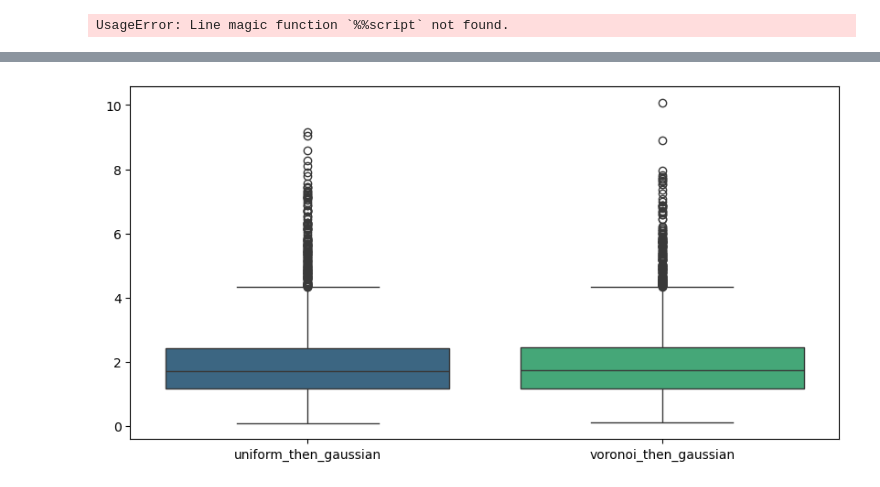
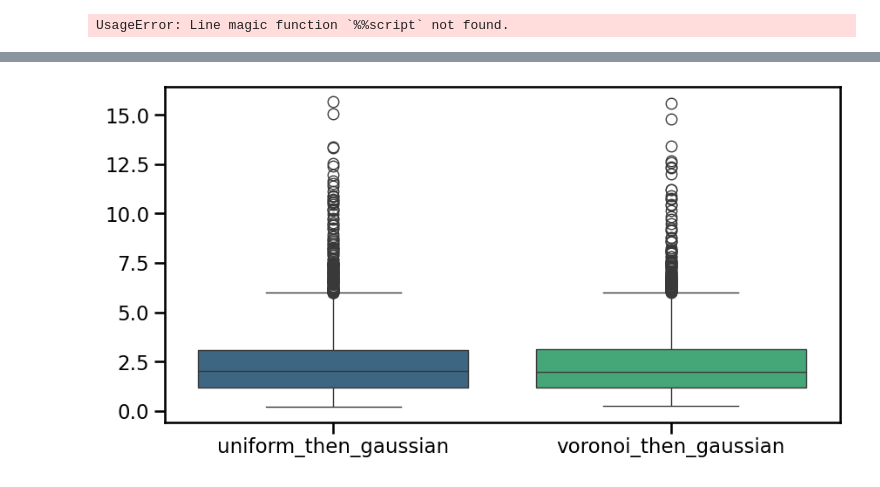
Before and after one commit to maltefranke/flowmm, a Jupyter notebook: notebooks/data_analysis.ipynb, the cells around one changed output, grey strips where cells are left out. Cells and saved outputs as stored; diff of their text form; code cells hidden in the pictures.

Commit message:
add data analysis and update eval_metrics

```diff
--- a/notebooks/data_analysis.ipynb
+++ b/notebooks/data_analysis.ipynb
@@ -341,10 +341,10 @@ def make_boxplot(df_stat_list, samplings, df_key):
 ## We use D=docking, DD=dual_docking, UG=uniform_then_gaussian, UC=uniform_then_conformer, VG, VC
 # %%
 # do not run cell anymore
-## %%script false --no-raise-error
+%%script false --no-raise-error
 
-test_sets = ["test_2", "test_3"] #"test_1",
-samplings = ["uniform_then_gaussian"]# ", uniform_then_conformer", "voronoi_then_gaussian", "voronoi_then_conformer"]
+test_sets = ["test_1", "test_2", "test_3"] #
+samplings = ["voronoi_then_conformer"]# ", uniform_then_conformer", "voronoi_then_gaussian", "voronoi_then_conformer"]
 ots = ["OT"]# ["noOT", "OT"]
 
 for test_set in test_sets:
@@ -478,0 +404,27 @@ dfs_test1 = eval_for_test_set("test_1")
+# %%
+d_samplings = ["uniform_then_gaussian", "uniform_then_conformer", "voronoi_then_gaussian", "voronoi_then_conformer"]
+d_samplings = ["uniform_then_gaussian", "voronoi_then_gaussian"]
+
+dd_samplings = []#["uniform", "voronoi"]
+test_sets = ["test_1"]#, "test_2", "test_3",]
+
+exp_list = [("Docking", "uniform_then_gaussian", "noOT"),
+            ("Docking", "voronoi_then_gaussian", "noOT")]
+
+samplings = [i[1] for i in exp_list]
+
+"""exp_list = [("Docking", "voronoi_then_gaussian", "OT"),
+            ("DualDocking", "voronoi", "OT")]"""
+
+def eval_for_test_set(exp_list, test_set):
+    all_dfs = []
+
+    for exp in exp_list:
+        model, sampling, ot = exp
+        path = f"/home/malte/flowmm/models/{model}/{sampling}/{ot}/results_model3k5/{test_set}/stats.csv"
+        df = pd.read_csv(path, index_col=0)
+        # set nan values to 0
+        df = df.fillna(0)
+        all_dfs.append(df)
+
+    return all_dfs
@@ -478,0 +739,2 @@ dfs_test1 = eval_for_test_set("test_1")
+# %%
+dfs_test3 = eval_for_test_set(exp_list, "test_3")
@@ -479,4 +802,4 @@ dfs_test1 = eval_for_test_set("test_1")
 # %%
-make_boxplot(dfs_test1, samplings, df_key="rmsd")
+make_boxplot(dfs_test3, samplings, df_key="rmsd")
 # %% [output]
-[figure, old version]
+[figure, new version]
```
Also changed, not shown: parts of 35 cells of this notebook, 1 other file.
